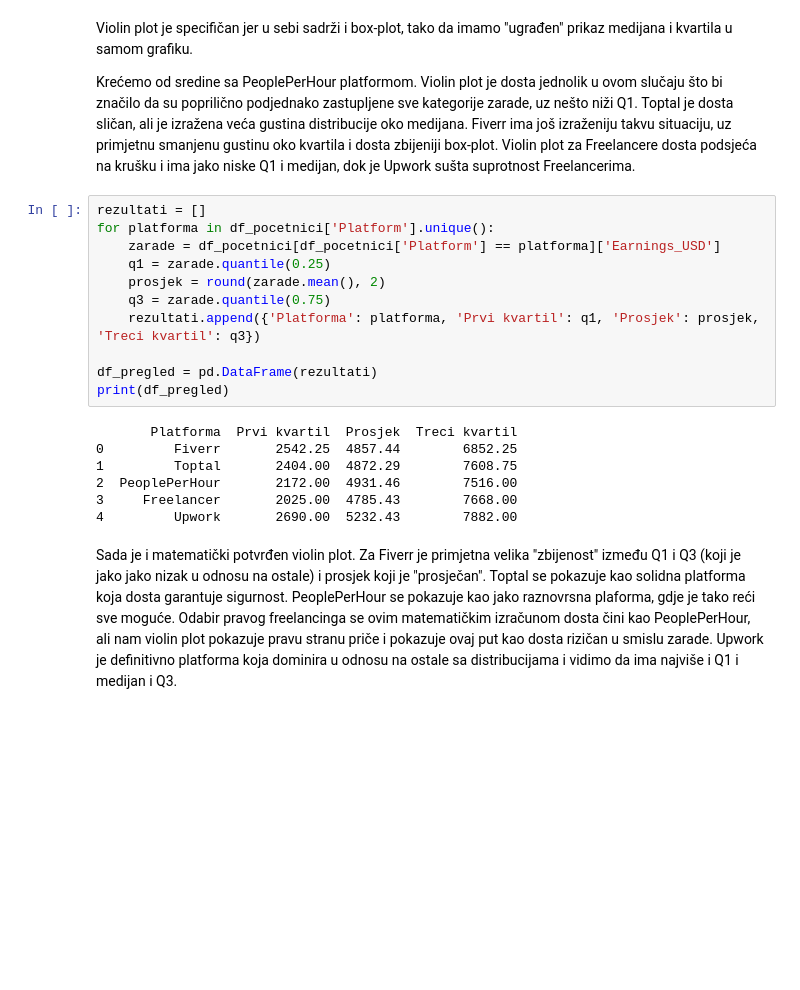
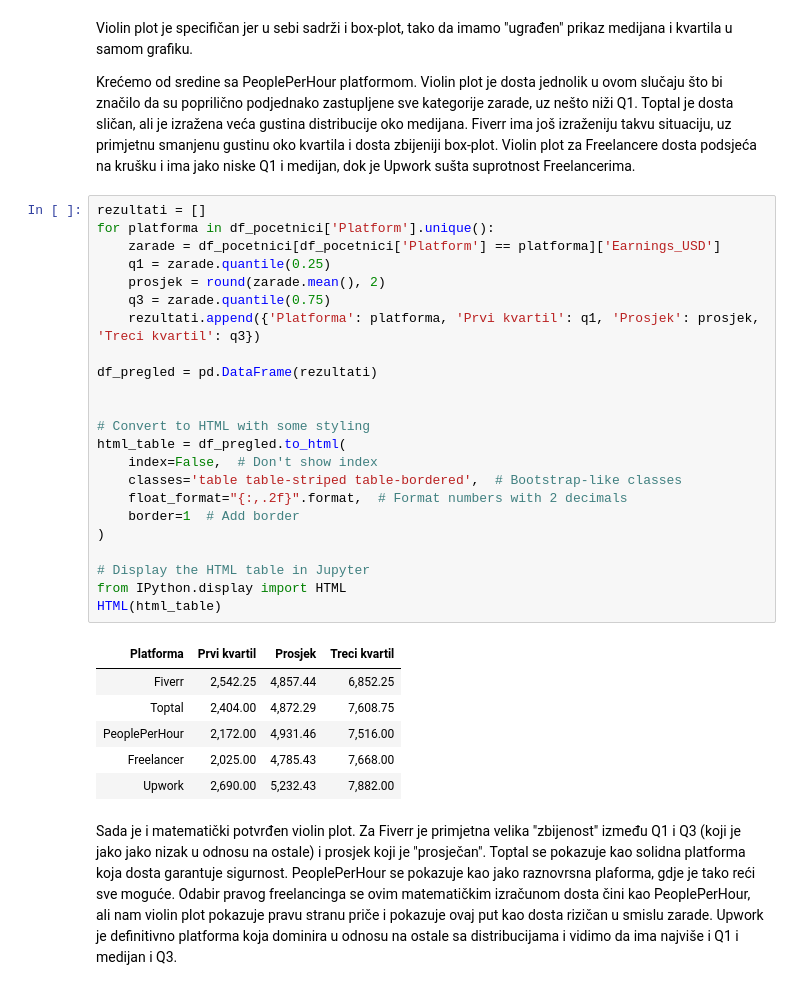
Before and after one commit to Ljut/PSAI-DSAI-datasets, a Jupyter notebook: VIS25_TIM1.ipynb, the cells around one changed output. Cells and saved outputs as stored; diff of their text form; blank space fills up the shorter version.

```diff
--- a/VIS25_TIM1.ipynb
+++ b/VIS25_TIM1.ipynb
@@ -1354,21 +1344,33 @@ Krećemo od sredine sa PeoplePerHour platformom. Violin plot je dosta jednolik u
 # %%
 rezultati = []
 for platforma in df_pocetnici['Platform'].unique():
     zarade = df_pocetnici[df_pocetnici['Platform'] == platforma]['Earnings_USD']
     q1 = zarade.quantile(0.25)
     prosjek = round(zarade.mean(), 2)
     q3 = zarade.quantile(0.75)
     rezultati.append({'Platforma': platforma, 'Prvi kvartil': q1, 'Prosjek': prosjek, 'Treci kvartil': q3})
 
 df_pregled = pd.DataFrame(rezultati)
-print(df_pregled)
+
+
+# Convert to HTML with some styling
+html_table = df_pregled.to_html(
+    index=False,  # Don't show index
+    classes='table table-striped table-bordered',  # Bootstrap-like classes
+    float_format="{:,.2f}".format,  # Format numbers with 2 decimals
+    border=1  # Add border
+)
+
+# Display the HTML table in Jupyter
+from IPython.display import HTML
+HTML(html_table)
 # %% [output]
-       Platforma  Prvi kvartil  Prosjek  Treci kvartil
-0         Fiverr       2542.25  4857.44        6852.25
-1         Toptal       2404.00  4872.29        7608.75
-2  PeoplePerHour       2172.00  4931.46        7516.00
-3     Freelancer       2025.00  4785.43        7668.00
-4         Upwork       2690.00  5232.43        7882.00
+| Platforma | Prvi kvartil | Prosjek | Treci kvartil |
+| Fiverr | 2,542.25 | 4,857.44 | 6,852.25 |
+| Toptal | 2,404.00 | 4,872.29 | 7,608.75 |
+| PeoplePerHour | 2,172.00 | 4,931.46 | 7,516.00 |
+| Freelancer | 2,025.00 | 4,785.43 | 7,668.00 |
+| Upwork | 2,690.00 | 5,232.43 | 7,882.00 |
 # %% [markdown]
 Sada je i matematički potvrđen violin plot. Za Fiverr je primjetna velika "zbijenost" između Q1 i Q3 (koji je jako jako nizak u odnosu na ostale) i prosjek koji je "prosječan". Toptal se pokazuje kao solidna platforma koja dosta garantuje sigurnost. PeoplePerHour se pokazuje kao jako raznovrsna plaforma, gdje je tako reći sve moguće. Odabir pravog freelancinga se ovim matematičkim izračunom dosta čini kao PeoplePerHour, ali nam violin plot pokazuje pravu stranu priče i pokazuje ovaj put kao dosta rizičan u smislu zarade. Upwork je definitivno platforma koja dominira u odnosu na ostale sa distribucijama i vidimo da ima najviše i Q1 i medijan i Q3.
 # %% [markdown]
```
Also changed, not shown: parts of 7 cells of this notebook.
